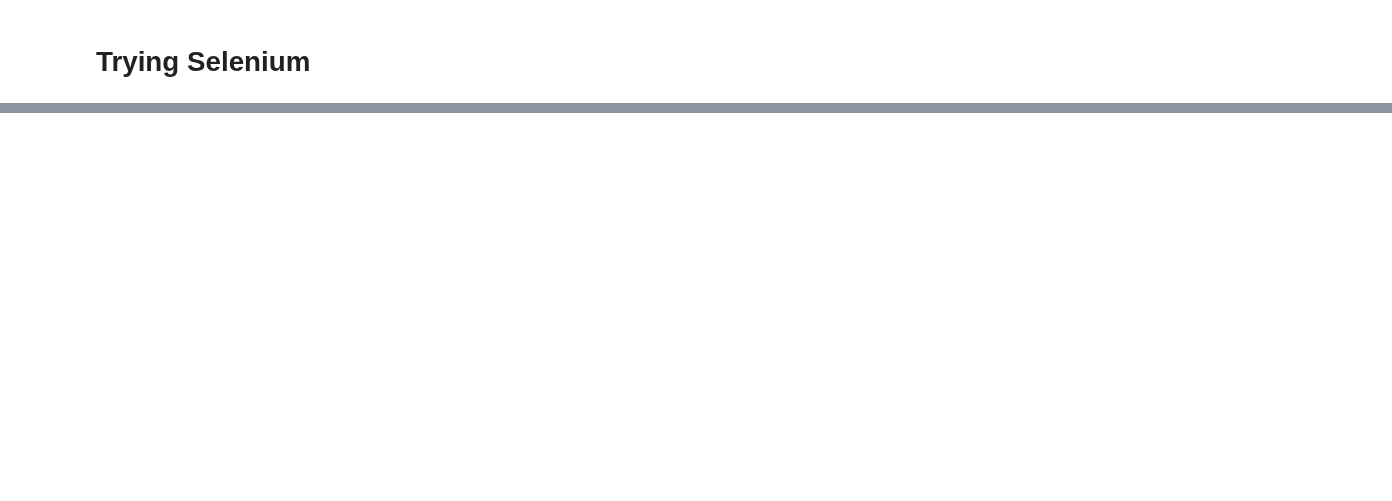
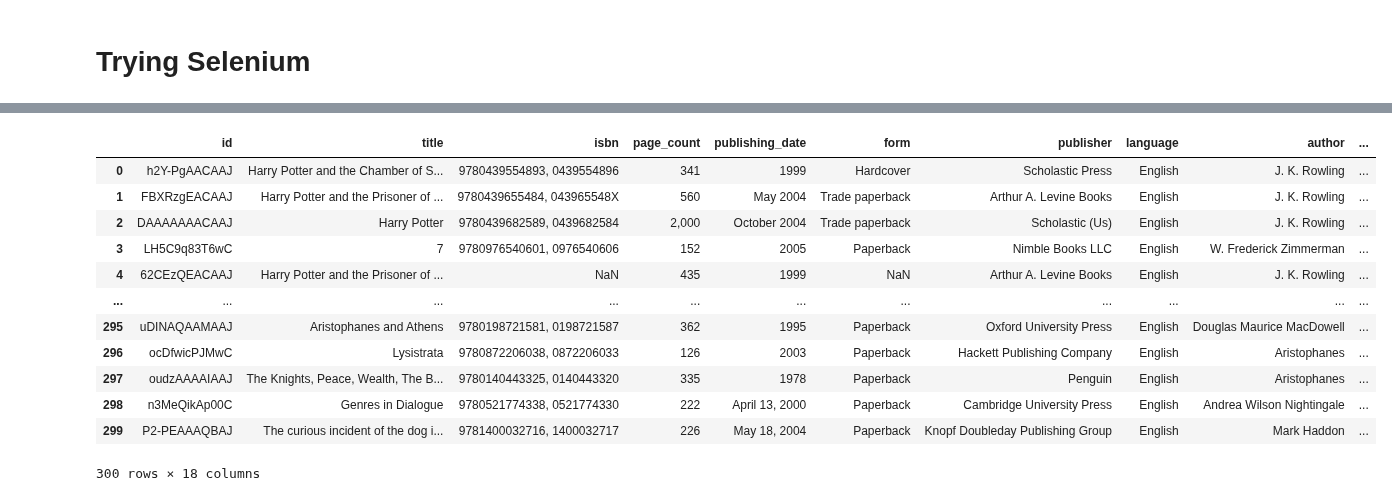
Before and after one commit to manny-pi/inst.414.final-project.repo, a Jupyter notebook: Daniels_work/testing-web-scraping.ipynb, the cells around one changed output, grey strips where cells are left out. Cells and saved outputs as stored; diff of their text form; code cells hidden in the pictures; blank space fills up the shorter version.

```diff
--- a/Daniels_work/testing-web-scraping.ipynb
+++ b/Daniels_work/testing-web-scraping.ipynb
@@ -161,0 +178,5 @@ df
+# %%
+# Reading in the book_ids
+book_ids = pd.read_csv('../Data/final_books_ids.csv')
+testing = book_ids.head(300)
+testing
@@ -161,0 +197,29 @@ df
+# %%
+# Create an empty list to store the book_info dictionaries
+book_info_list = []
+
+# Loop over the book_ids and call the get_book_info function for each id
+for book_id in testing['isbn13']:
+    book_info = get_book_info(book_id)
+    if book_info is not None:
+        book_info_list.append(book_info)
+# %%
+# Create a dataframe from the list of dictionaries
+testing_df = pd.DataFrame(book_info_list)
+
+# Print the dataframe
+testing_df
+# %% [output]
+|  | id | title | isbn | page_count | publishing_date | form | publisher | language | author | ... |
+| 0 | h2Y-PgAACAAJ | Harry Potter and the Chamber of S... | 9780439554893, 0439554896 | 341 | 1999 | Hardcover | Scholastic Press | English | J. K. Rowling | ... |
+| 1 | FBXRzgEACAAJ | Harry Potter and the Prisoner of ... | 9780439655484, 043965548X | 560 | May 2004 | Trade paperback | Arthur A. Levine Books | English | J. K. Rowling | ... |
+| 2 | DAAAAAAACAAJ | Harry Potter | 9780439682589, 0439682584 | 2,000 | October 2004 | Trade paperback | Scholastic (Us) | English | J. K. Rowling | ... |
+| 3 | LH5C9q83T6wC | 7 | 9780976540601, 0976540606 | 152 | 2005 | Paperback | Nimble Books LLC | English | W. Frederick Zimmerman | ... |
+| 4 | 62CEzQEACAAJ | Harry Potter and the Prisoner of ... | NaN | 435 | 1999 | NaN | Arthur A. Levine Books | English | J. K. Rowling | ... |
+| ... | ... | ... | ... | ... | ... | ... | ... | ... | ... | ... |
+| 295 | uDINAQAAMAAJ | Aristophanes and Athens | 9780198721581, 0198721587 | 362 | 1995 | Paperback | Oxford University Press | English | Douglas Maurice MacDowell | ... |
+| 296 | ocDfwicPJMwC | Lysistrata | 9780872206038, 0872206033 | 126 | 2003 | Paperback | Hackett Publishing Company | English | Aristophanes | ... |
+| 297 | oudzAAAAIAAJ | The Knights, Peace, Wealth, The B... | 9780140443325, 0140443320 | 335 | 1978 | Paperback | Penguin | English | Aristophanes | ... |
+| 298 | n3MeQikAp00C | Genres in Dialogue | 9780521774338, 0521774330 | 222 | April 13, 2000 | Paperback | Cambridge University Press | English | Andrea Wilson Nightingale | ... |
+| 299 | P2-PEAAAQBAJ | The curious incident of the dog i... | 9781400032716, 1400032717 | 226 | May 18, 2004 | Paperback | Knopf Doubleday Publishing Group | English | Mark Haddon | ... |
+300 rows × 18 columns
```
Also changed, not shown: parts of 6 cells of this notebook, 4 other files.
